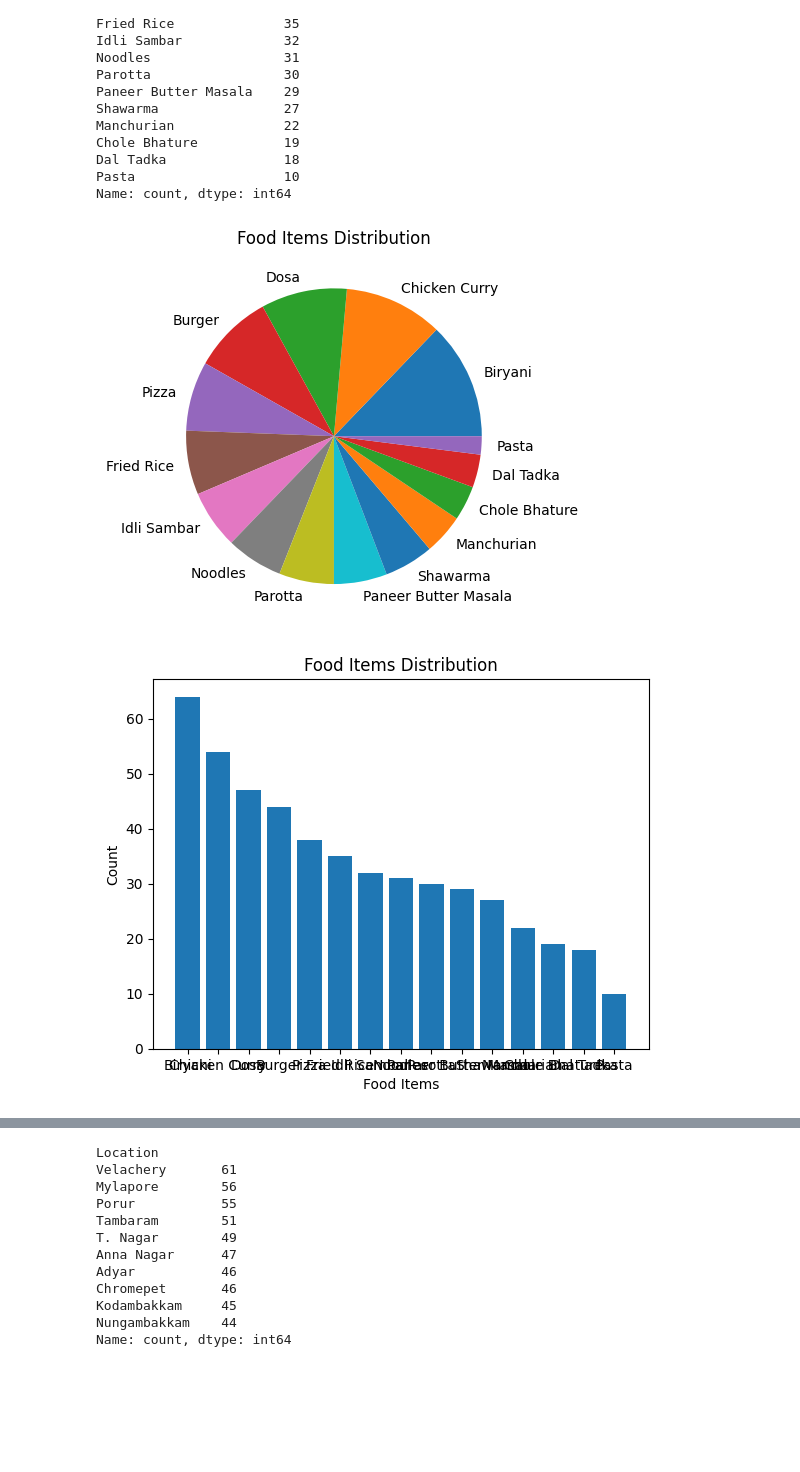
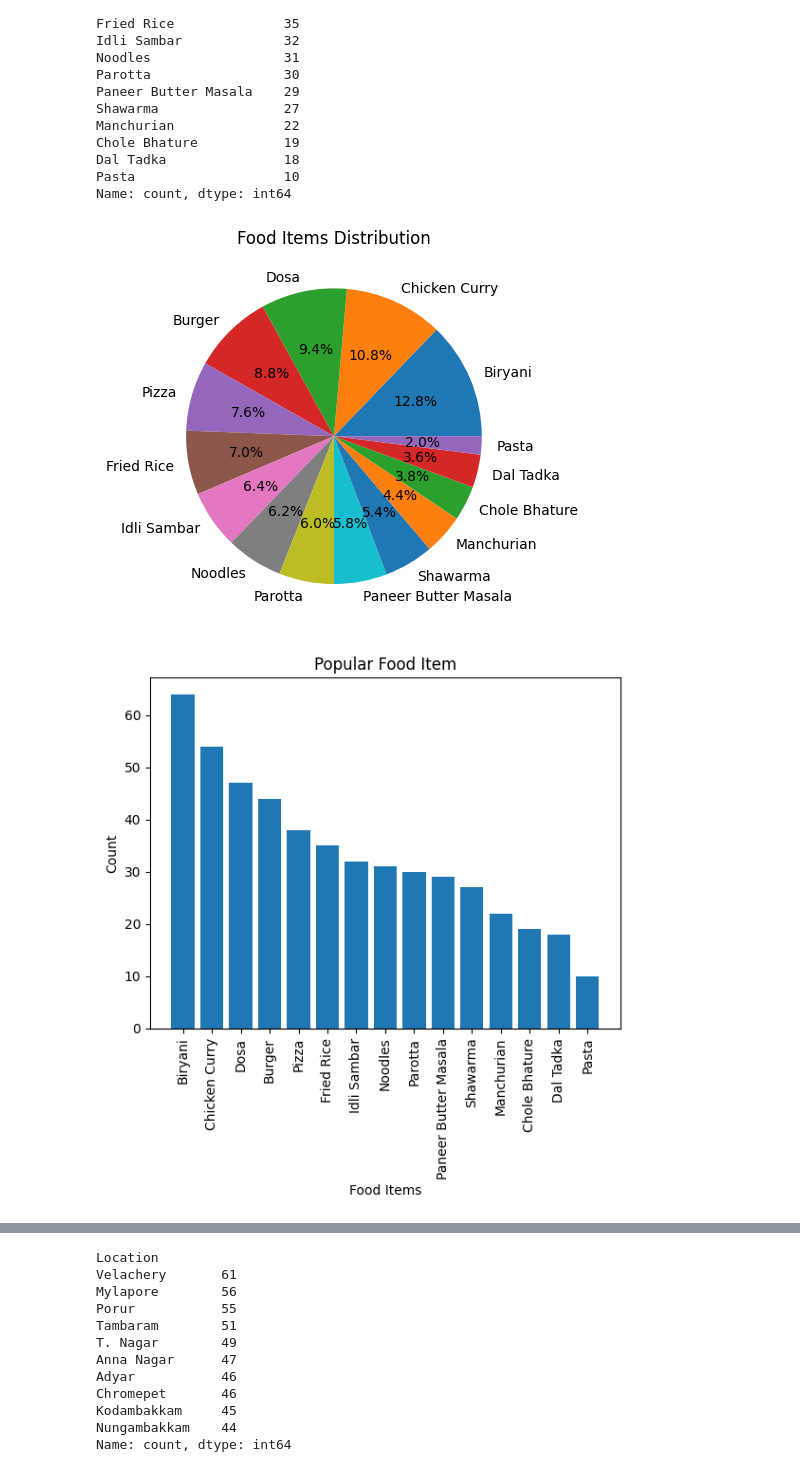
Before and after one commit to Arkrishx/python-data-analytics-, a Jupyter notebook: Project.ipynb, the cells around one changed output, grey strips where cells are left out. Cells and saved outputs as stored; diff of their text form; code cells hidden in the pictures; blank space fills up the shorter version.

```diff
--- a/Project.ipynb
+++ b/Project.ipynb
@@ -289,17 +298,18 @@ Name: count, dtype: int64
 # %%
 #food item pie chart
 
-plt.pie(Food_items_count, labels=Food_items_count.index)
+plt.pie(Food_items_count, labels=Food_items_count.index,autopct="%0.1f%%")
 plt.title('Food Items Distribution')
 
 plt.show()
 # %% [output]
-[figure, old version]
+[figure, new version]
 # %%
 plt.bar(Food_items_count.index,Food_items_count.values)
-plt.title('Food Items Distribution')
+plt.title('Popular Food Item')
 plt.xlabel('Food Items')
 plt.ylabel('Count')
+plt.xticks(rotation=90)
 plt.show()
 # %% [output]
-[figure, old version]
+[figure, new version]
```
Also changed, not shown: parts of 17 cells of this notebook.
